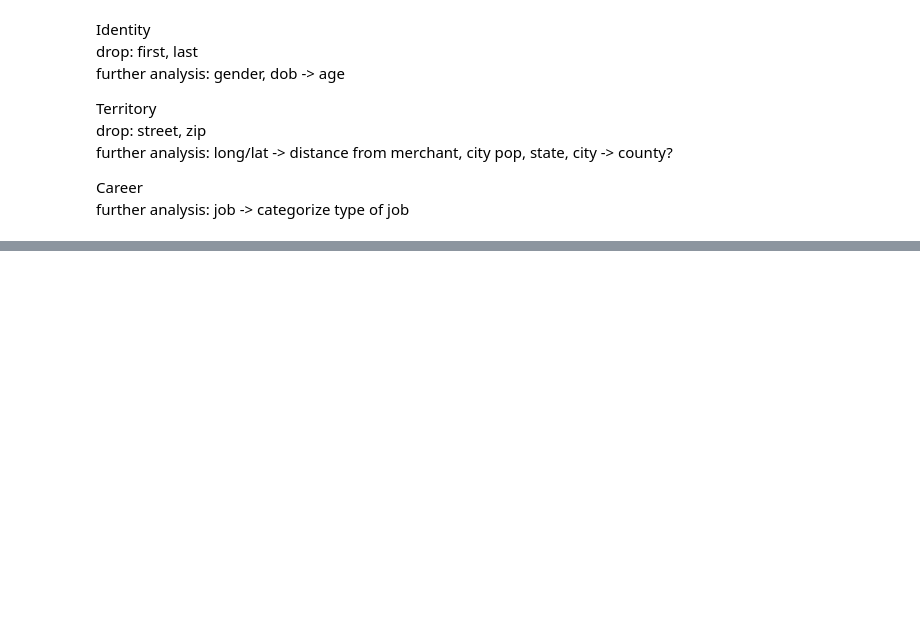
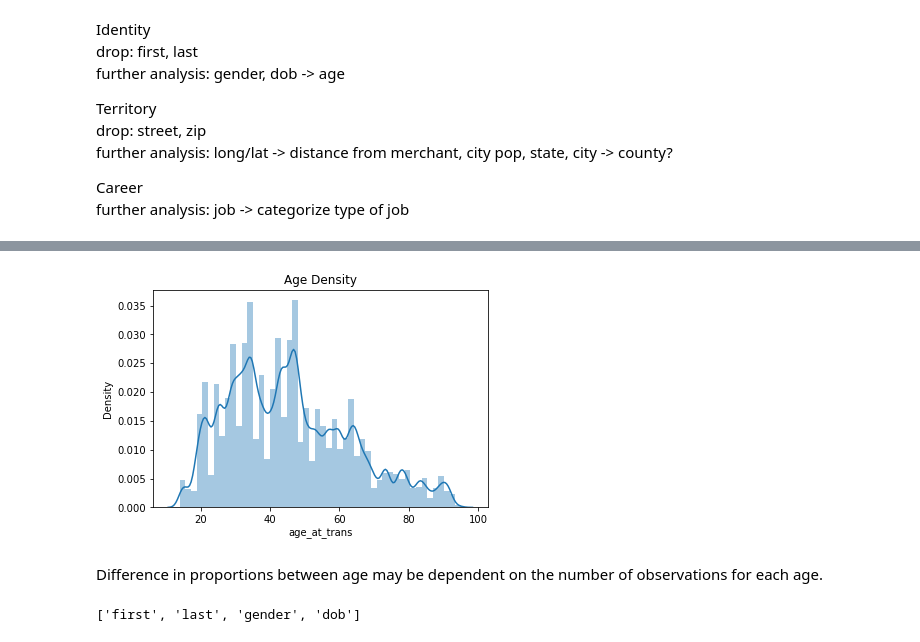
Before and after one commit to anabellafalk/cc_fraud_detection, a Jupyter notebook: eda.ipynb, the cells around one changed output, grey strips where cells are left out. Cells and saved outputs as stored; diff of their text form; code cells hidden in the pictures; blank space fills up the shorter version.

```diff
--- a/eda.ipynb
+++ b/eda.ipynb
@@ -342,0 +491,12 @@ Career \
+# %%
+sns.distplot(dat_tr['age_at_trans'])
+plt.title('Age Density')
+plt.show()
+# %% [output]
+[figure, added]
+# %% [markdown]
+Difference in proportions between age may be dependent on the number of observations for each age.
+# %%
+identity_cols
+# %% [output]
+['first', 'last', 'gender', 'dob']
```
Also changed, not shown: parts of 17 cells of this notebook.
